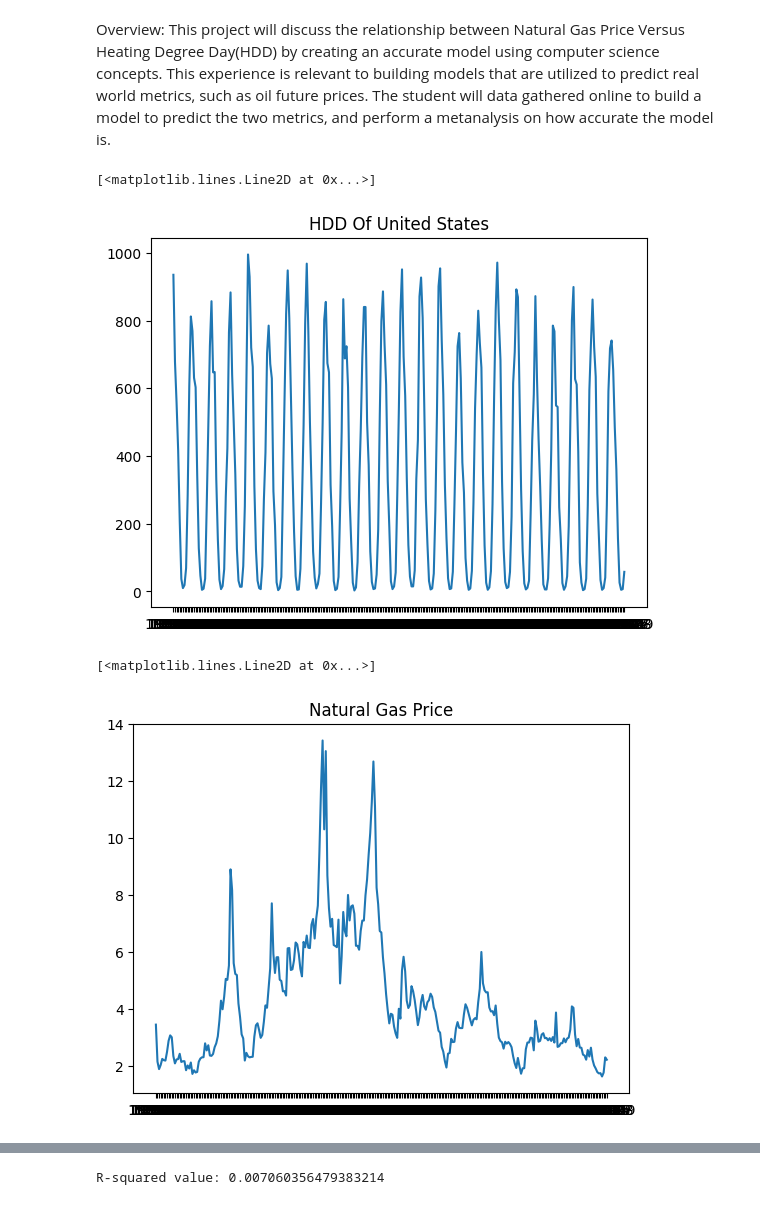
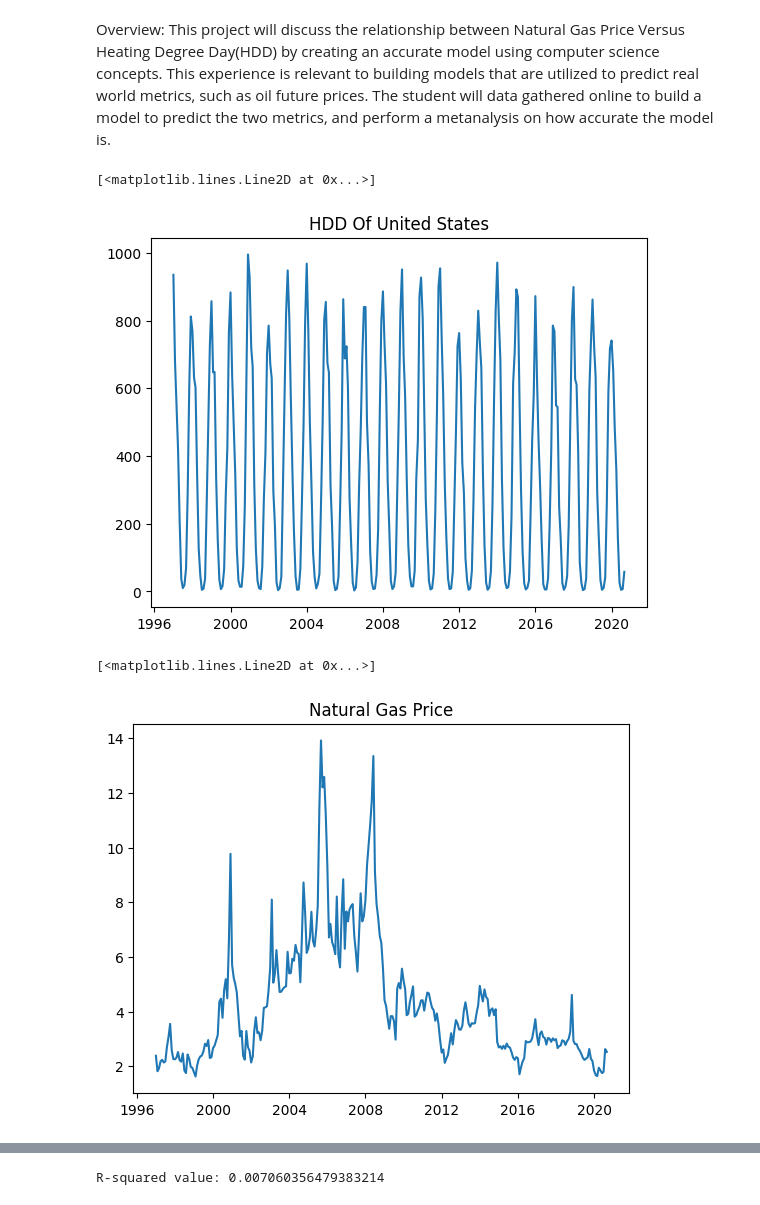
Before and after one commit to johnCavatelli/CS-5990-Gas-Price, a Jupyter notebook: main.ipynb, the cells around one changed output, grey strips where cells are left out. Drawn from its saved outputs; the diff is of its cells as text; code cells hidden in the pictures.

```diff
--- a/main.ipynb
+++ b/main.ipynb
@@ -13,16 +15,19 @@ from statsmodels.tsa.seasonal import seasonal_decompose
 # %%
 df = pd.read_csv("output.csv")
+df['Month'] = pd.to_datetime(df['Month'])
+# ticks = plt.xticks()[0]
+
 plt.title('HDD Of United States')
 plt.plot(df.Month, df.Data1)
 # %% [output]
 [<matplotlib.lines.Line2D at 0x...>]
-[figure, old version]
+[figure, new version]
 # %%
 plt.title('Natural Gas Price')
-plt.plot(df.Month, df.Data2)
+plt.plot(df.Month, df.Data3)
 # %% [output]
 [<matplotlib.lines.Line2D at 0x...>]
-[figure, old version]
+[figure, new version]
 # %%
 # Plotting the first dataset with its own y-axis
 fig, ax1 = plt.subplots()
```
Also changed, not shown: parts of 6 cells of this notebook, 2 other files.
